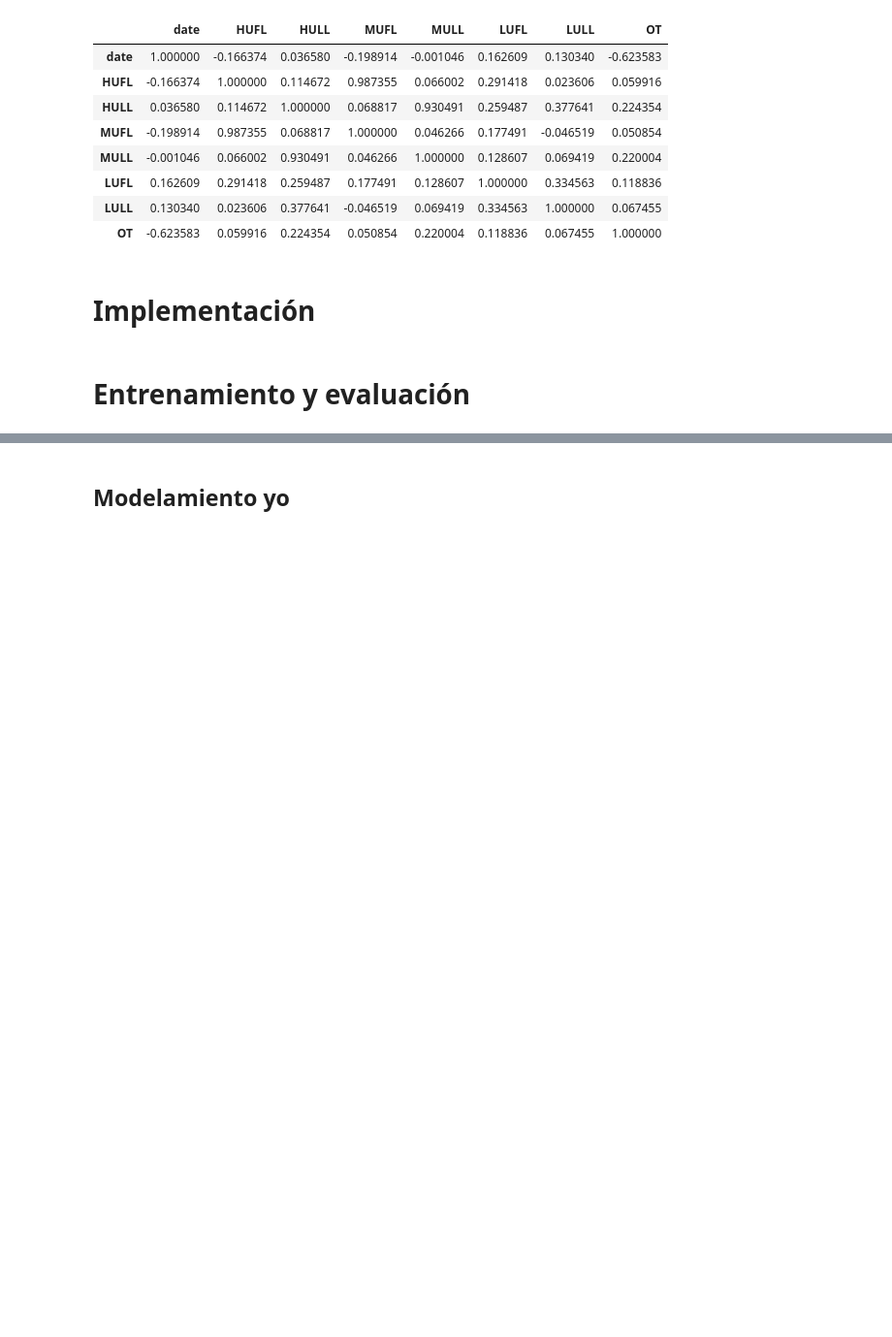
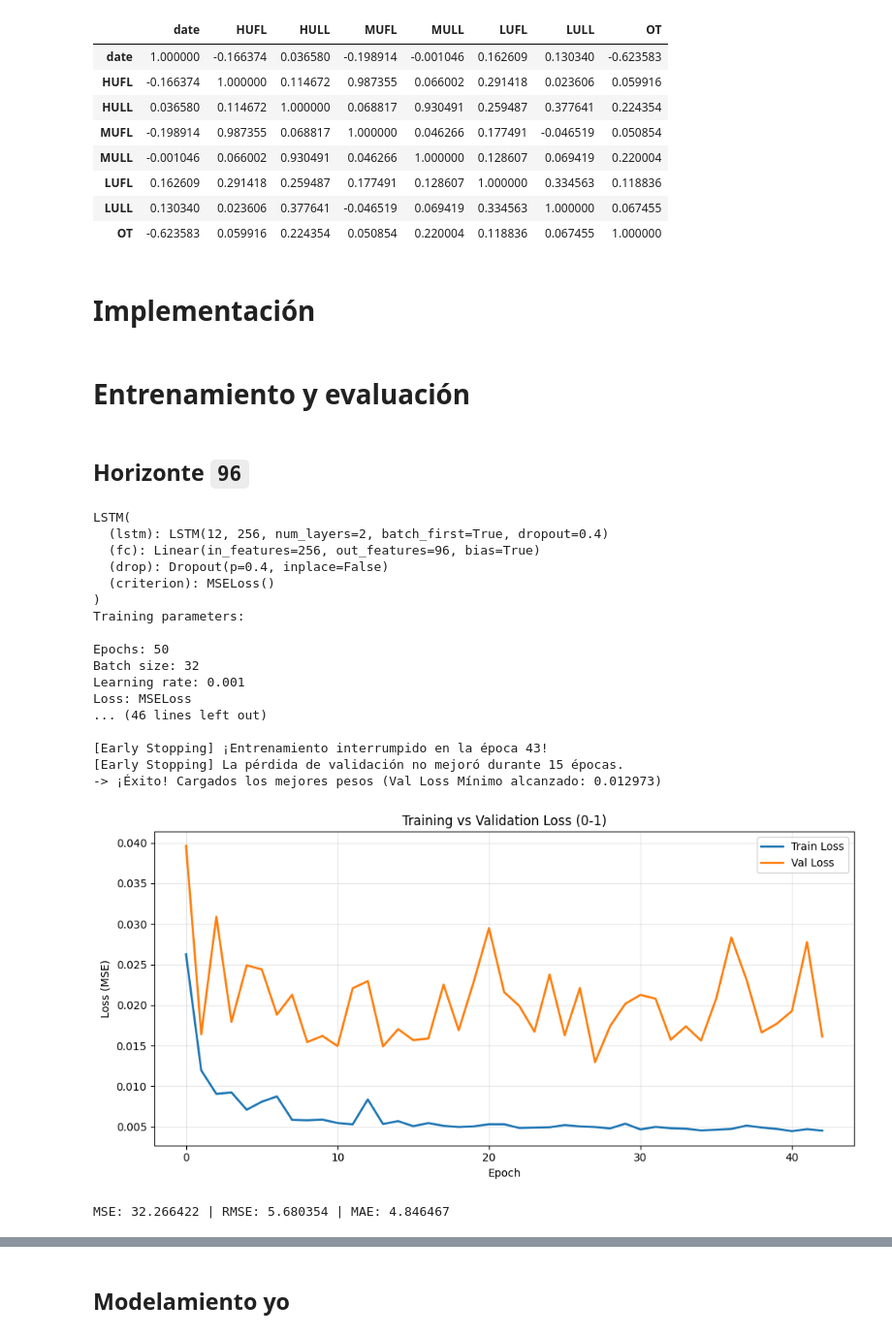
Before and after one commit to Dass-19/LTSF, a Jupyter notebook: LTSF.ipynb, the cells around one changed output, grey strips where cells are left out. Shown at 97% size. Drawn from its saved outputs; the diff is of its cells as text; code cells hidden in the pictures; blank space fills up the shorter version.

```diff
--- a/LTSF.ipynb
+++ b/LTSF.ipynb
@@ -421,0 +433,21 @@ HIDDEN_SIZE = 256
+# %%
+features = [
+    'HUFL', 'HULL', 'MUFL', 'MULL', 'LUFL', 'LULL',
+    'HOUR_SIN', 'HOUR_COS',   # reemplaza HOUR
+    'DOW_SIN',  'DOW_COS',    # reemplaza DAY_OF_WEEK
+    'MONTH_SIN', 'MONTH_COS'  # reemplaza MONTH
+    ]
+cols = features + [TARGET]
+
+data = ETTh1[cols].values.astype(np.float32)
+
+split = int(TRAIN_SIZE * len(data))
+train_data = data[:split]
+val_data = data[split:]
+
+train_min = train_data.min(axis=0)
+train_max = train_data.max(axis=0)
+denominator = np.where((train_max - train_min) == 0, 1, (train_max - train_min))
+
+train_data_scaled = (train_data - train_min) / denominator
+val_data_scaled = (val_data - train_min) / denominator
@@ -422,31 +462,61 @@ HIDDEN_SIZE = 256
+# %% [markdown]
+## Horizonte `96`
 # %%
 X_train, y_train = create_sequences_multivariate(train_data_scaled, horizon=96, seq_len=120)
 
 X_val, y_val = create_sequences_multivariate(val_data_scaled, horizon=96, seq_len=120)
 
 model = LSTM(
     input_size=len(features),
     hidden_size=HIDDEN_SIZE,
     num_layers=LSTM_LAYERS,
     output_size=96,
     dropout=0.4,
     lr=0.001
     )
 
 print(model)
 
-model.fit(X_train, y_train, X_val, y_val, epochs=EPOCHS, batch_size=BATCH_SIZE, patience=15)
+model.fit(
+    X_train,
+    y_train,
+    X_val,
+    y_val,
+    epochs=EPOCHS,
+    batch_size=BATCH_SIZE,
+    patience=15
+    )
 
 model.plot_losses()
 
 y_pred = model.predict(X_val)
 
 min_ot = train_min[-1]
 denom_ot = denominator[-1]
 y_val_original = y_val * denom_ot + min_ot
 y_pred_original = y_pred * denom_ot + min_ot
 mse = mean_squared_error(y_val_original, y_pred_original)
 mae = mean_absolute_error(y_val_original, y_pred_original)
 rmse = np.sqrt(mse)
 
 print(f"\nMSE: {mse:.6f} | RMSE: {rmse:.6f} | MAE: {mae:.6f}\n")
+# %% [output]
+LSTM(
+  (lstm): LSTM(12, 256, num_layers=2, batch_first=True, dropout=0.4)
+  (fc): Linear(in_features=256, out_features=96, bias=True)
+  (drop): Dropout(p=0.4, inplace=False)
+  (criterion): MSELoss()
+)
+Training parameters:
+
+Epochs: 50
+Batch size: 32
+Learning rate: 0.001
+Loss: MSELoss
+... (46 lines left out)
+
+[Early Stopping] ¡Entrenamiento interrumpido en la época 43!
+[Early Stopping] La pérdida de validación no mejoró durante 15 épocas.
+-> ¡Éxito! Cargados los mejores pesos (Val Loss Mínimo alcanzado: 0.012973)
+[figure, added]
+MSE: 32.266422 | RMSE: 5.680354 | MAE: 4.846467
```
Also changed, not shown: parts of 9 cells of this notebook.
